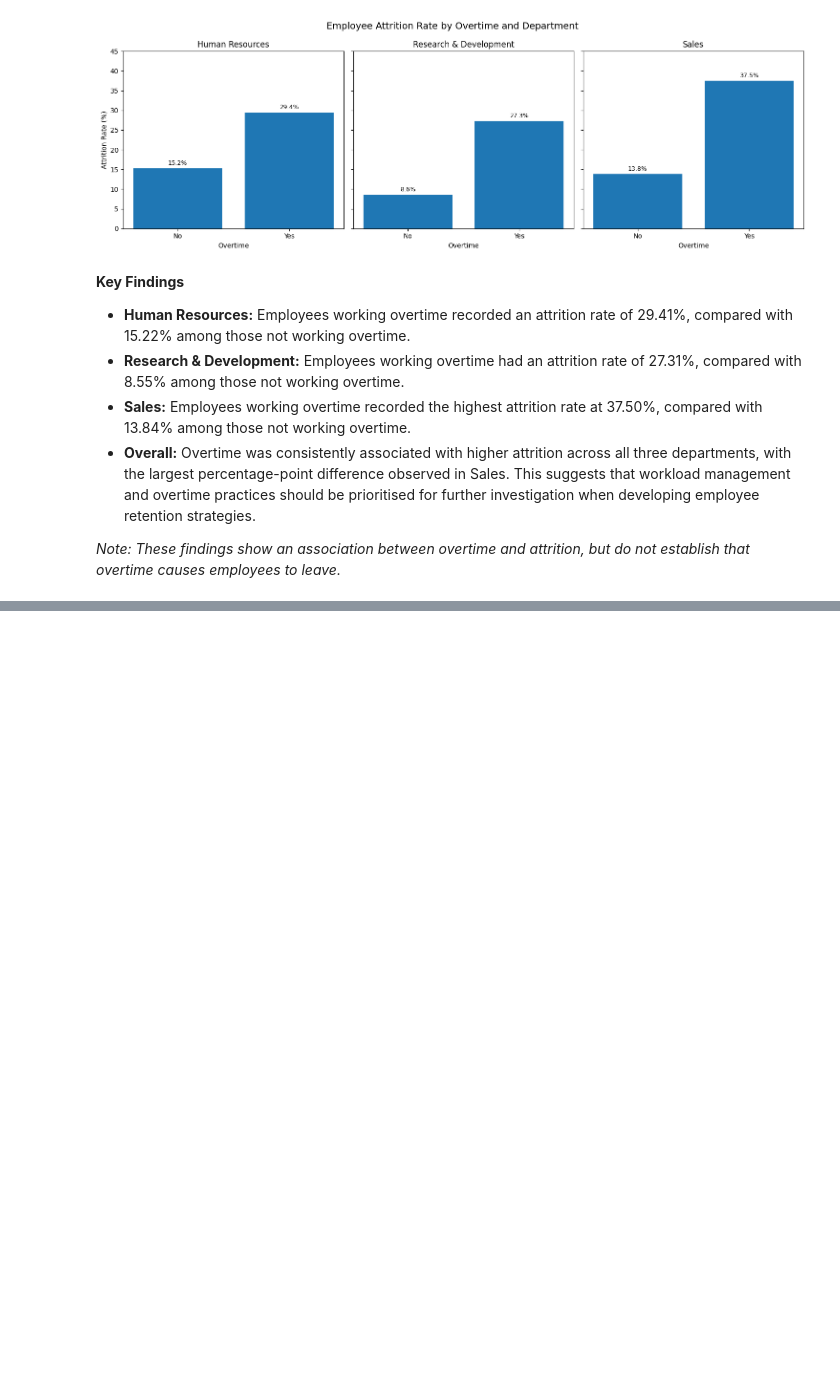
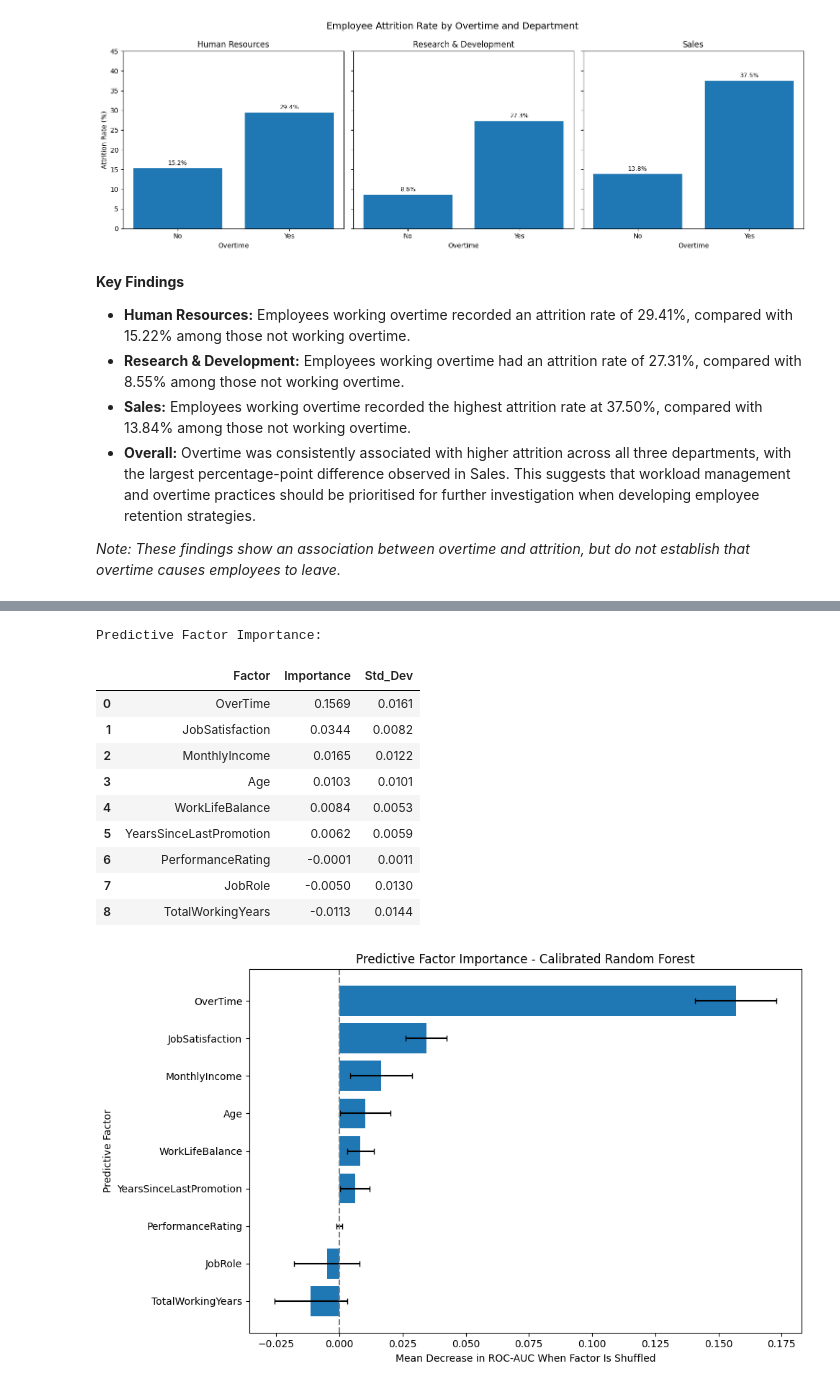
Before and after one commit to junelwc6-source/IBM-HR-Attrition-Analytics, a Jupyter notebook: IBM_HR_Attrition_Capstone.ipynb, the cells around one changed output, grey strips where cells are left out. Drawn from its saved outputs; the diff is of its cells as text; code cells hidden in the pictures; blank space fills up the shorter version.

```diff
--- a/IBM_HR_Attrition_Capstone.ipynb
+++ b/IBM_HR_Attrition_Capstone.ipynb
@@ -1370,0 +2166,68 @@ plt.show()
+# %%
+
+from sklearn.inspection import permutation_importance
+import pandas as pd
+import matplotlib.pyplot as plt
+
+# Section 7.10 - Predictive Factor Importance
+
+# Calculate permutation importance using the calibrated model
+importance = permutation_importance(
+    calibrated_rf_model,
+    X_test,
+    y_test,
+    scoring="roc_auc",
+    n_repeats=10,
+    random_state=42,
+    n_jobs=-1
+)
+
+# Create results table
+importance_df = pd.DataFrame({
+    "Factor": X_test.columns,
+    "Importance": importance.importances_mean,
+    "Std_Dev": importance.importances_std
+})
+
+# Sort factors from highest to lowest importance
+importance_df = importance_df.sort_values(
+    "Importance",
+    ascending=False
+).reset_index(drop=True)
+
+print("Predictive Factor Importance:")
+display(importance_df.round(4))
+
+# Visualise factor importance
+plot_df = importance_df.sort_values("Importance")
+
+plt.figure(figsize=(10, 6))
+
+plt.barh(
+    plot_df["Factor"],
+    plot_df["Importance"],
+    xerr=plot_df["Std_Dev"],
+    capsize=3
+)
+
+plt.axvline(0, color="gray", linestyle="--")
+
+plt.title("Predictive Factor Importance - Calibrated Random Forest")
+plt.xlabel("Mean Decrease in ROC-AUC When Factor Is Shuffled")
+plt.ylabel("Predictive Factor")
+
+plt.tight_layout()
+plt.show()
+# %% [output]
+Predictive Factor Importance:
+|  | Factor | Importance | Std_Dev |
+| 0 | OverTime | 0.1569 | 0.0161 |
+| 1 | JobSatisfaction | 0.0344 | 0.0082 |
+| 2 | MonthlyIncome | 0.0165 | 0.0122 |
+| 3 | Age | 0.0103 | 0.0101 |
+| 4 | WorkLifeBalance | 0.0084 | 0.0053 |
+| 5 | YearsSinceLastPromotion | 0.0062 | 0.0059 |
+| 6 | PerformanceRating | -0.0001 | 0.0011 |
+| 7 | JobRole | -0.0050 | 0.0130 |
+| 8 | TotalWorkingYears | -0.0113 | 0.0144 |
+[figure, added]
```
Also changed, not shown: parts of 49 cells of this notebook.
